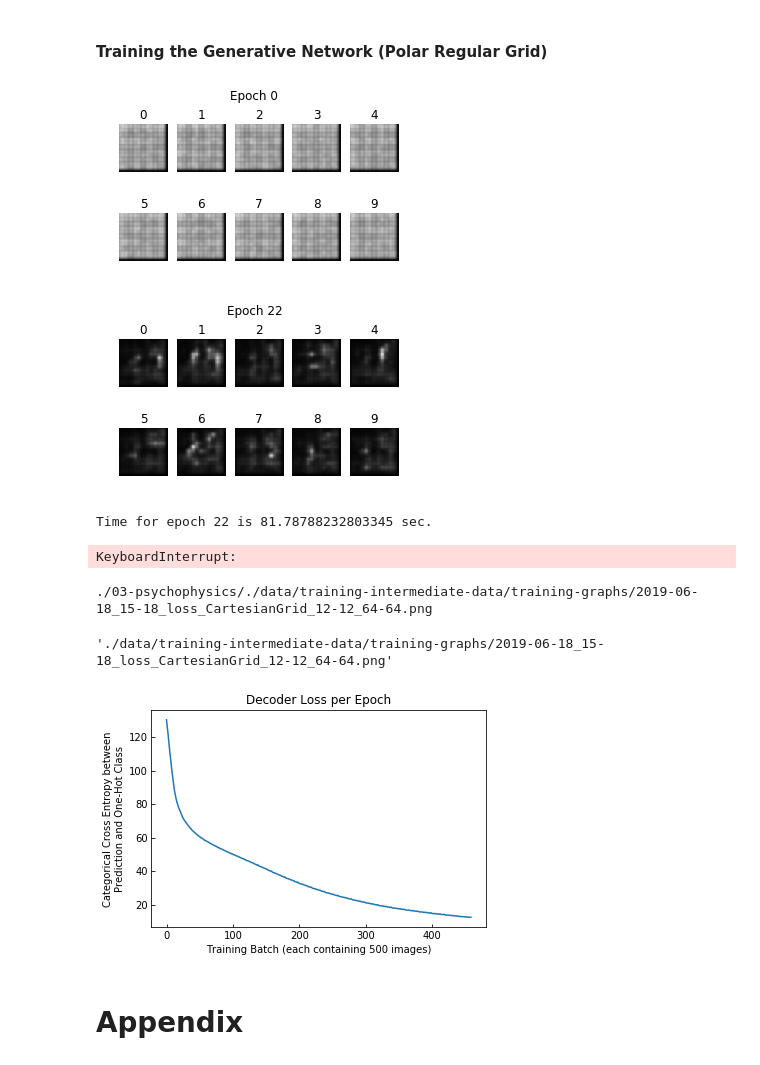
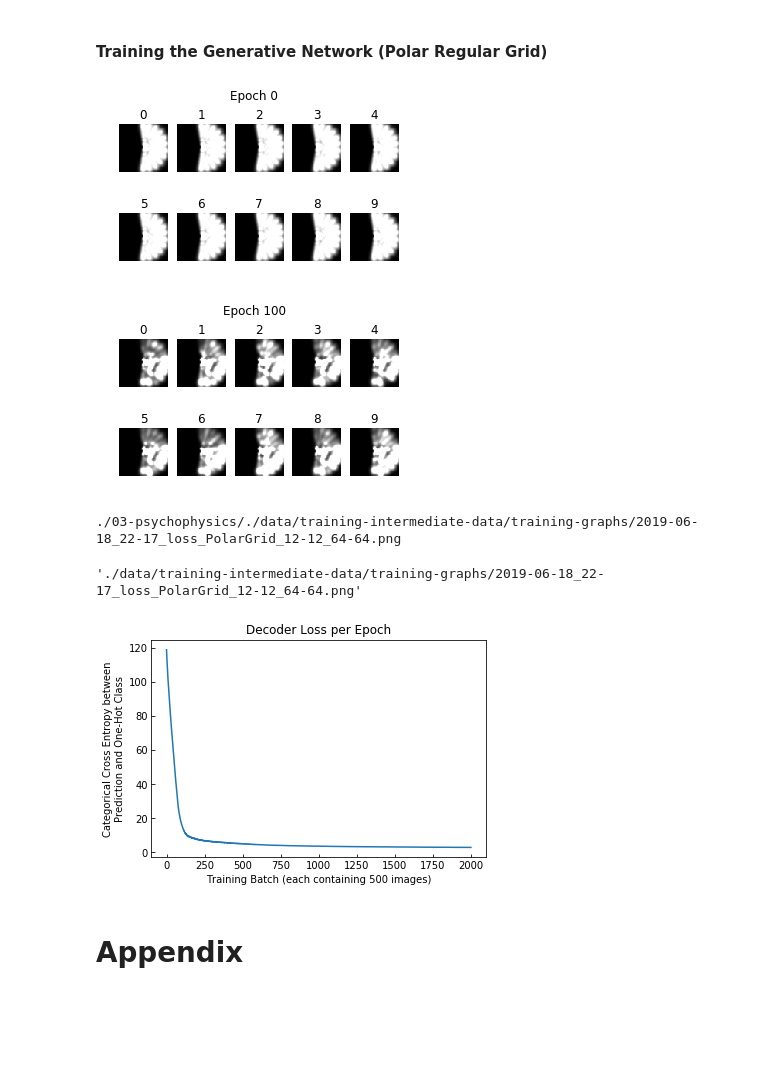
Before and after one commit to wjmn/bmedsc-exploratory, a Jupyter notebook: 03-psychophysics/index.ipynb, the cells around one changed output. Cells and saved outputs as stored; diff of their text form; code cells hidden in the pictures; blank space fills up the shorter version.

Commit message:
Polar grid 12 x 12 run.

```diff
--- a/03-psychophysics/index.ipynb
+++ b/03-psychophysics/index.ipynb
@@ -901,7 +901,7 @@ from datetime import datetime
 plt.rcParams["xtick.direction"] = "in"
 plt.rcParams["ytick.direction"] = "in"
 # %%
-gridType= CartesianGrid
+gridType= PolarGrid
 gridParam1 = 12
 gridParam2 = 12
 gridVectorLength = gridParam1 * gridParam2
@@ -1070,7 +1070,7 @@ def make_garbage(images):
     global grid
     num_images, ydim, xdim = images.shape
 
-    num_garbage = num_images // 5
+    num_garbage = num_images # // 10
     garbage_class = 10
 
     garbage = np.array([grid.render(np.random.random(gridVectorLength))
@@ -1246,9 +1249,9 @@ _________________________________________________________________
 cross_entropy = tf.keras.losses.CategoricalCrossentropy()
 
 def encoder_loss(input_digit, output_digit, encodings):
-    return cross_entropy(input_digit, output_digit) + (1 / tf.reduce_std(encodings))
+    return cross_entropy(input_digit, output_digit) + (1 / tf.math.reduce_std(encodings))
 
-encoder_optimizer = tf.keras.optimizers.Adam(learning_rate=1e-3)
+encoder_optimizer = tf.keras.optimizers.Adam(learning_rate=5e-3)
 # %%
 display_digits = np.array([i for i in range(10)])
 display_digit_images = np.array(list(map(digit_to_image, display_digits)))
@@ -1355,15 +1358,13 @@ generate_and_save_images(encoder,
                          display_digit_images
                          )
 # %% [output]
-[figure, old version]
+[figure, new version]
 # %%
 #%%time
-EPOCHS = 50
+EPOCHS = 100
 train(EPOCHS, loss_filepath)
 # %% [output]
-[figure, old version]
+[figure, new version]
-Time for epoch 22 is 81.78788232803345 sec.
-KeyboardInterrupt:
 # %%
 def plot_loss(logpath):
     with open(logpath) as infile:
@@ -1384,9 +1385,9 @@ def plot_loss(logpath):
 # %%
 plot_loss(loss_filepath)
 # %% [output]
-./03-psychophysics/./data/training-intermediate-data/training-graphs/2019-06-18_15-18_loss_CartesianGrid_12-12_64-64.png
+./03-psychophysics/./data/training-intermediate-data/training-graphs/2019-06-18_22-17_loss_PolarGrid_12-12_64-64.png
-'./data/training-intermediate-data/training-graphs/2019-06-18_15-18_loss_CartesianGrid_12-12_64-64.png'
+'./data/training-intermediate-data/training-graphs/2019-06-18_22-17_loss_PolarGrid_12-12_64-64.png'
-[figure, old version]
+[figure, new version]
 # %%
 generated_images = glob.glob(image_directory + ("*.png"))
 images = [PIL.Image.open(image) for image in generated_images]
```
Also changed, not shown: parts of 8 cells of this notebook, 5 other files.
